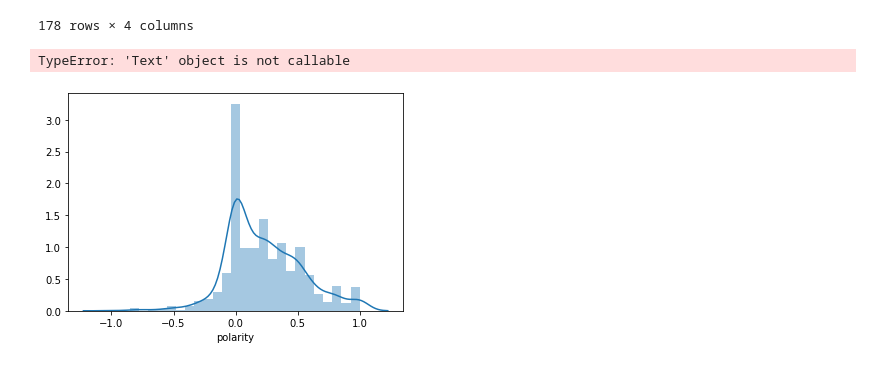
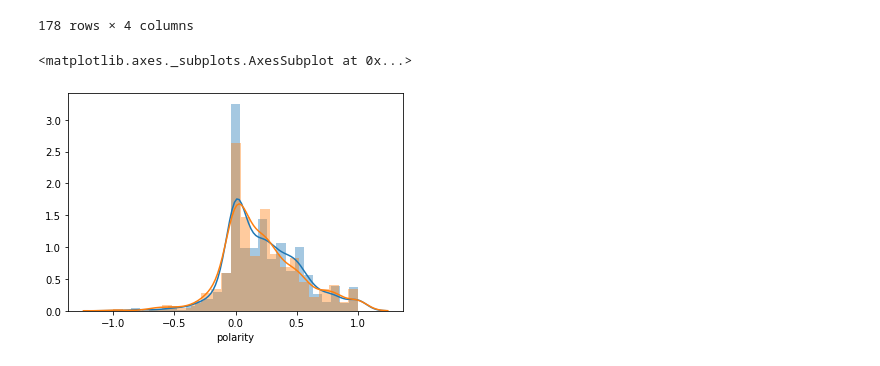
Before and after one commit to KamenDamov/NLP-Comments, a Jupyter notebook: analysis.ipynb, the cells around one changed output. Cells and saved outputs as stored; diff of their text form; code cells hidden in the pictures.

```diff
--- a/analysis.ipynb
+++ b/analysis.ipynb
@@ -59,9 +42,11 @@ sto_df[sto_df['polarity']>=0.5]
 | 889 | 889 | After him saying that Putins idea... | 0.6000 | 0.900 |
 | 894 | 894 | Everything´s OK . Oliver is still... | 0.6250 | 0.500 |
 178 rows × 4 columns
-# %%
-sns.distplot(kot_df['polarity']).title('Kotkin')
-# %% [output]
-TypeError: 'Text' object is not callable
-[figure, removed]
+# %%
+sns.distplot(kot_df['polarity'])
+sns.distplot(sto_df['polarity'])
+#fig, ax = plt.subplots(1, 2, figsize=(15,6))
+# %% [output]
+<matplotlib.axes._subplots.AxesSubplot at 0x...>
+[figure, added]
 # %%
```
Also changed, not shown: parts of 35 cells of this notebook, 1 other file.
